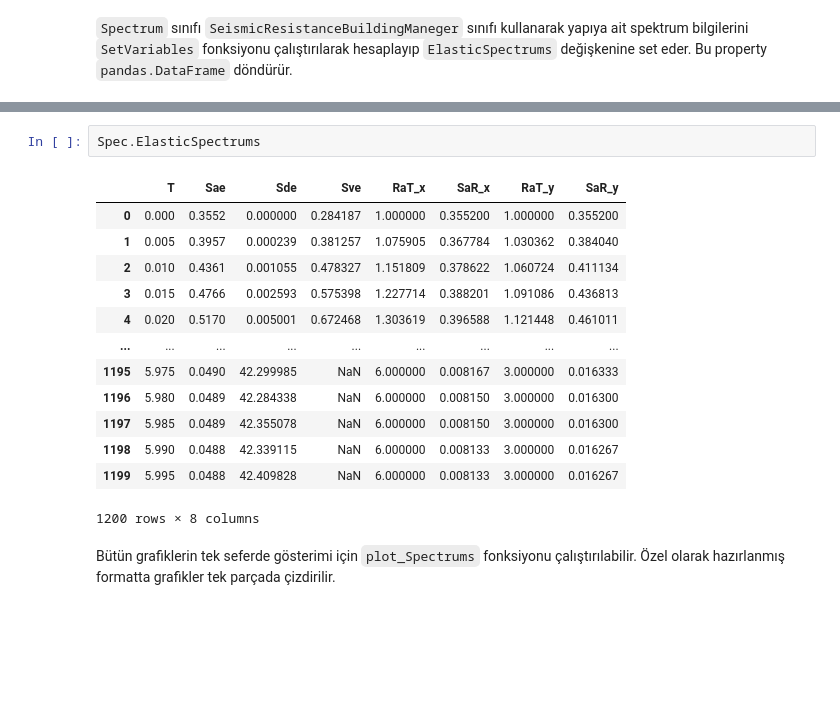
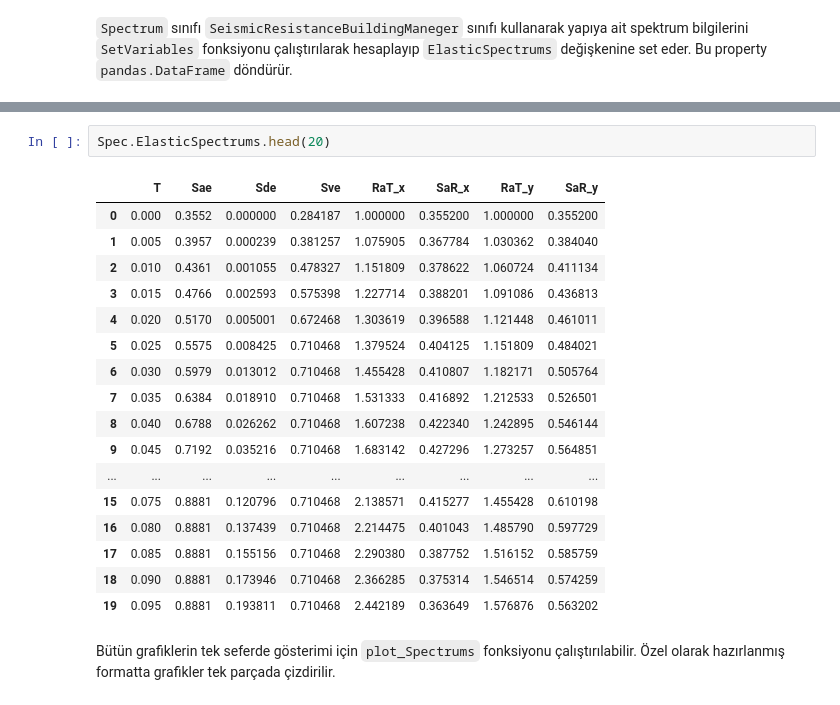
Before and after one commit to muhammedsural/TSC2018_Design, a Jupyter notebook: src/TBDY.ipynb, the cells around one changed output, grey strips where cells are left out. Cells and saved outputs as stored; diff of their text form; blank space fills up the shorter version.

```diff
--- a/src/TBDY.ipynb
+++ b/src/TBDY.ipynb
@@ -164,21 +164,25 @@ TA :0.06587207305607008
 TB :0.3293603652803504
 TL :6.0, BuildingClass=<SeismicResistanceBuildingsClass.A14: 5>, Total_M_DEV=0, Total_M_o=0, DTS=2, BYS=2, Rx=6, Ry=3, Dx=1.0, Dy=1.0))
 # %%
-Spec.ElasticSpectrums
+Spec.ElasticSpectrums.head(20)
 # %% [output]
 |  | T | Sae | Sde | Sve | RaT_x | SaR_x | RaT_y | SaR_y |
 | 0 | 0.000 | 0.3552 | 0.000000 | 0.284187 | 1.000000 | 0.355200 | 1.000000 | 0.355200 |
 | 1 | 0.005 | 0.3957 | 0.000239 | 0.381257 | 1.075905 | 0.367784 | 1.030362 | 0.384040 |
 | 2 | 0.010 | 0.4361 | 0.001055 | 0.478327 | 1.151809 | 0.378622 | 1.060724 | 0.411134 |
 | 3 | 0.015 | 0.4766 | 0.002593 | 0.575398 | 1.227714 | 0.388201 | 1.091086 | 0.436813 |
 | 4 | 0.020 | 0.5170 | 0.005001 | 0.672468 | 1.303619 | 0.396588 | 1.121448 | 0.461011 |
+| 5 | 0.025 | 0.5575 | 0.008425 | 0.710468 | 1.379524 | 0.404125 | 1.151809 | 0.484021 |
+| 6 | 0.030 | 0.5979 | 0.013012 | 0.710468 | 1.455428 | 0.410807 | 1.182171 | 0.505764 |
+| 7 | 0.035 | 0.6384 | 0.018910 | 0.710468 | 1.531333 | 0.416892 | 1.212533 | 0.526501 |
+| 8 | 0.040 | 0.6788 | 0.026262 | 0.710468 | 1.607238 | 0.422340 | 1.242895 | 0.546144 |
+| 9 | 0.045 | 0.7192 | 0.035216 | 0.710468 | 1.683142 | 0.427296 | 1.273257 | 0.564851 |
 | ... | ... | ... | ... | ... | ... | ... | ... | ... |
-| 1195 | 5.975 | 0.0490 | 42.299985 | NaN | 6.000000 | 0.008167 | 3.000000 | 0.016333 |
-| 1196 | 5.980 | 0.0489 | 42.284338 | NaN | 6.000000 | 0.008150 | 3.000000 | 0.016300 |
-| 1197 | 5.985 | 0.0489 | 42.355078 | NaN | 6.000000 | 0.008150 | 3.000000 | 0.016300 |
-| 1198 | 5.990 | 0.0488 | 42.339115 | NaN | 6.000000 | 0.008133 | 3.000000 | 0.016267 |
-| 1199 | 5.995 | 0.0488 | 42.409828 | NaN | 6.000000 | 0.008133 | 3.000000 | 0.016267 |
+| 15 | 0.075 | 0.8881 | 0.120796 | 0.710468 | 2.138571 | 0.415277 | 1.455428 | 0.610198 |
+| 16 | 0.080 | 0.8881 | 0.137439 | 0.710468 | 2.214475 | 0.401043 | 1.485790 | 0.597729 |
+| 17 | 0.085 | 0.8881 | 0.155156 | 0.710468 | 2.290380 | 0.387752 | 1.516152 | 0.585759 |
+| 18 | 0.090 | 0.8881 | 0.173946 | 0.710468 | 2.366285 | 0.375314 | 1.546514 | 0.574259 |
+| 19 | 0.095 | 0.8881 | 0.193811 | 0.710468 | 2.442189 | 0.363649 | 1.576876 | 0.563202 |
-1200 rows × 8 columns
 # %% [markdown]
 Bütün grafiklerin tek seferde gösterimi için `plot_Spectrums` fonksiyonu çalıştırılabilir. Özel olarak hazırlanmış formatta grafikler tek parçada çizdirilir.
 # %%
```
Also changed, not shown: 8 other files.
